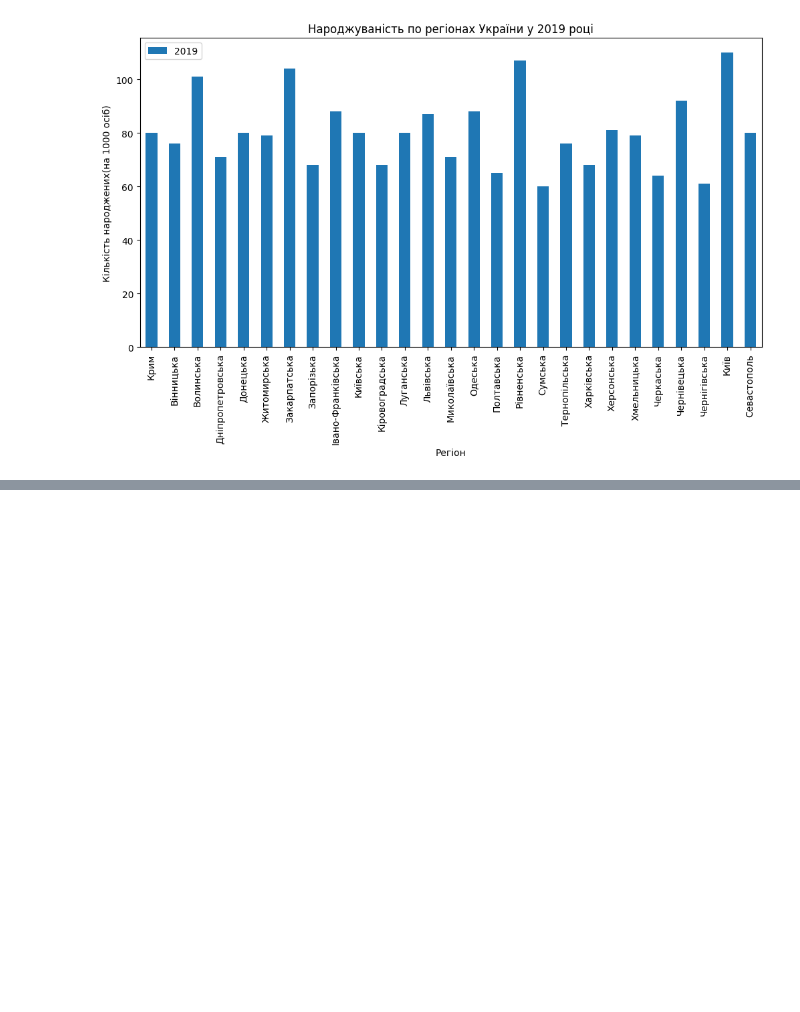
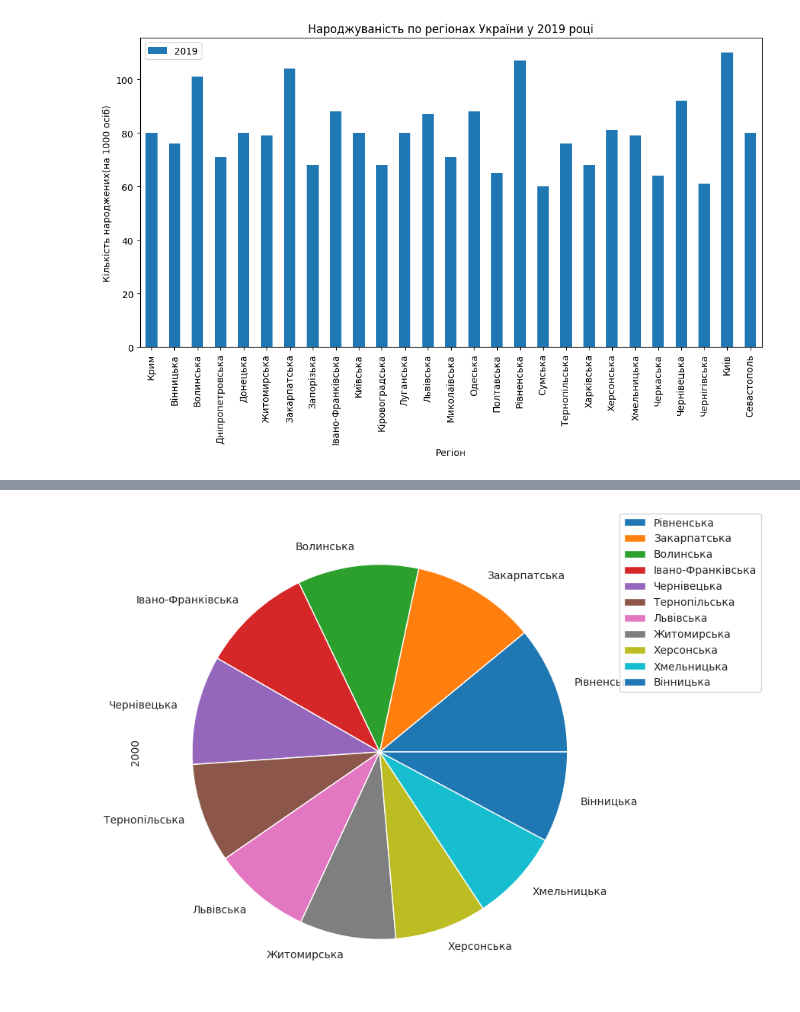
Before and after one commit to ZatokaV/DS_W_2, a Jupyter notebook: Hw2_1.ipynb, the cells around one changed output, grey strips where cells are left out. Saved outputs shown, nothing was run; the diff lists cells and outputs as text; code cells hidden in the pictures; blank space fills up the shorter version.

```diff
--- a/Hw2_1.ipynb
+++ b/Hw2_1.ipynb
@@ -133,0 +156,10 @@ plt.show()
+# %%
+df = pd.DataFrame({'Регіон': my_table['Регіон'],
+                  '2000': my_table['2000']})
+df = df.set_index('Регіон')
+df = df.loc[df["2000"] >= df.mean()["2000"]].sort_values(by=["2000"], ascending=False)
+plot = df.plot.pie(y='2000', figsize=(10, 8), legend=True)
+plot.legend(bbox_to_anchor=(1, 1.02), loc='best')
+plt.show()
+# %% [output]
+[figure, added]
```
Also changed, not shown: parts of 2 cells of this notebook.
